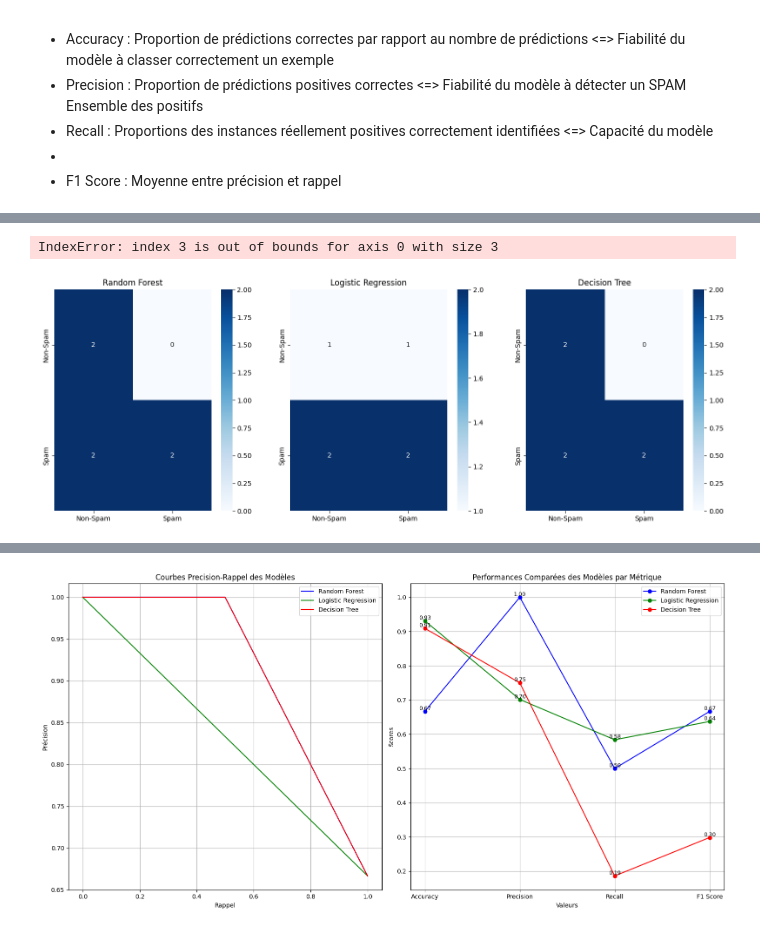
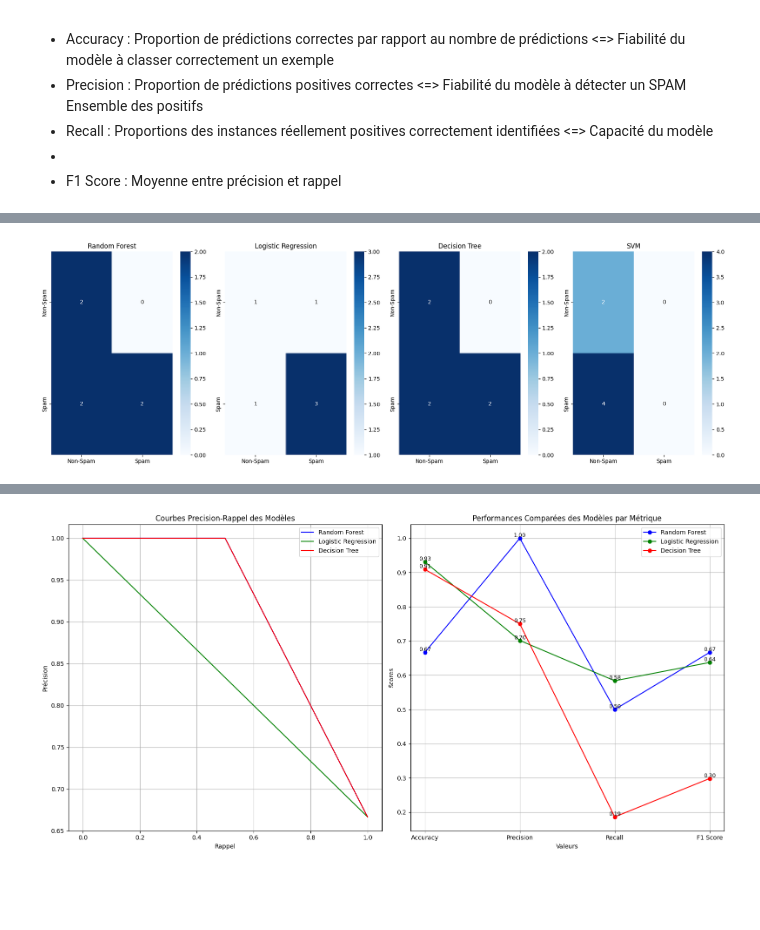
Before and after one commit to lone0s/isd, a Jupyter notebook: Projet_UPEC_SPAM.ipynb, the cells around one changed output, grey strips where cells are left out. Saved outputs shown, nothing was run; the diff lists cells and outputs as text; code cells hidden in the pictures; blank space fills up the shorter version.

```diff
--- a/Projet_UPEC_SPAM.ipynb
+++ b/Projet_UPEC_SPAM.ipynb
@@ -543,7 +543,7 @@ from sklearn.svm import SVC
 x_train_svm, x_test_svm, y_train_svm, y_test_svm = train_test_split(all_features, all_labels, test_size=0.3, random_state=seed)
 
 model_svm = SVC()
-model_svm.fit(x_train, y_train)
+model_svm.fit(x_train_svm, y_train_svm)
 # %% [output]
 SVC()
 # %%
@@ -557,7 +557,7 @@ for email in emails_to_test:
     features = extract_2d(email)
     y_pred_svm = model_svm.predict(features)
     y_preds_svm.append(y_pred_svm)
-    if y_pred == 1:
+    if y_pred_svm == 1:
         print(f"'{email}' is classified as SPAM.")
     else:
         print(f"'{email}' is classified as NOT SPAM.")
@@ -954,7 +953,7 @@ cm_dtc = confusion_matrix(y_tests, y_preds_dtc)
 cm_svm = confusion_matrix(y_tests, y_preds_svm)
 
 # Configuration du graphique
-fig, ax = plt.subplots(1, 3, figsize=(18, 6))
+fig, ax = plt.subplots(1, 4, figsize=(18, 6))
 
 # Matrice de confusion pour chaque modèle
 sns.heatmap(cm_rfc, annot=True, fmt='d', cmap='Blues', ax=ax[0], xticklabels=['Non-Spam', 'Spam'],
@@ -992,9 +991,8 @@ Requirement already satisfied: packaging>=20.0 in /usr/local/lib/python3.10/dist
 Requirement already satisfied: tzdata>=2022.7 in /home/altheron/.local/lib/python3.10/site-packages (from pandas>=1.2->seaborn) (2024.2)
 Requirement already satisfied: pytz>=2020.1 in /home/altheron/.local/lib/python3.10/site-packages (from pandas>=1.2->seaborn) (2024.2)
 Requirement already satisfied: six>=1.5 in /usr/lib/python3/dist-packages (from python-dateutil>=2.7->matplotlib!=3.6.1,>=3.4->seaborn) (1.16.0)
 Note: you may need to restart the kernel to use updated packages.
-IndexError: index 3 is out of bounds for axis 0 with size 3
-[figure, old version]
+[figure, new version]
 # %%
 %pip install seaborn
 import seaborn as sns
```
Also changed, not shown: parts of 12 cells of this notebook.
